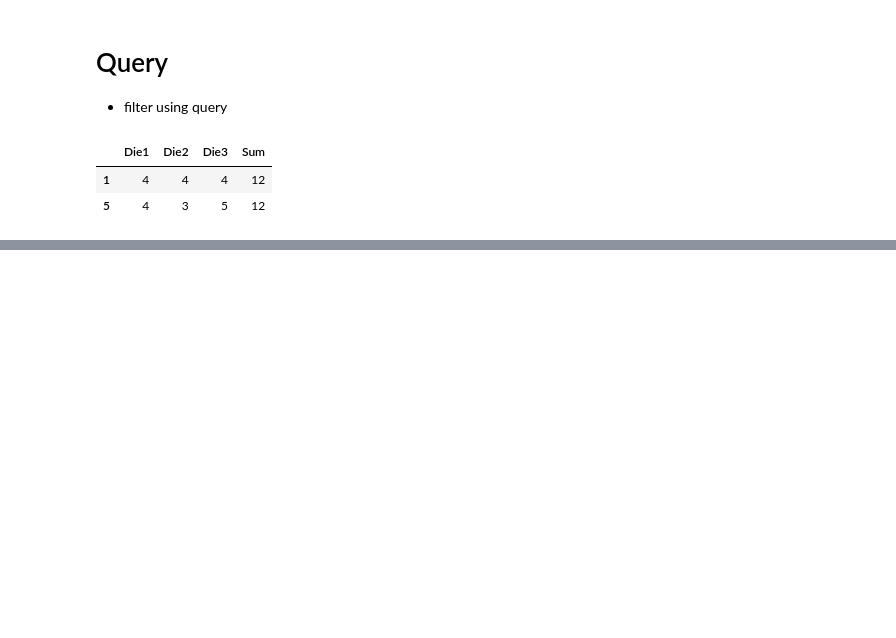
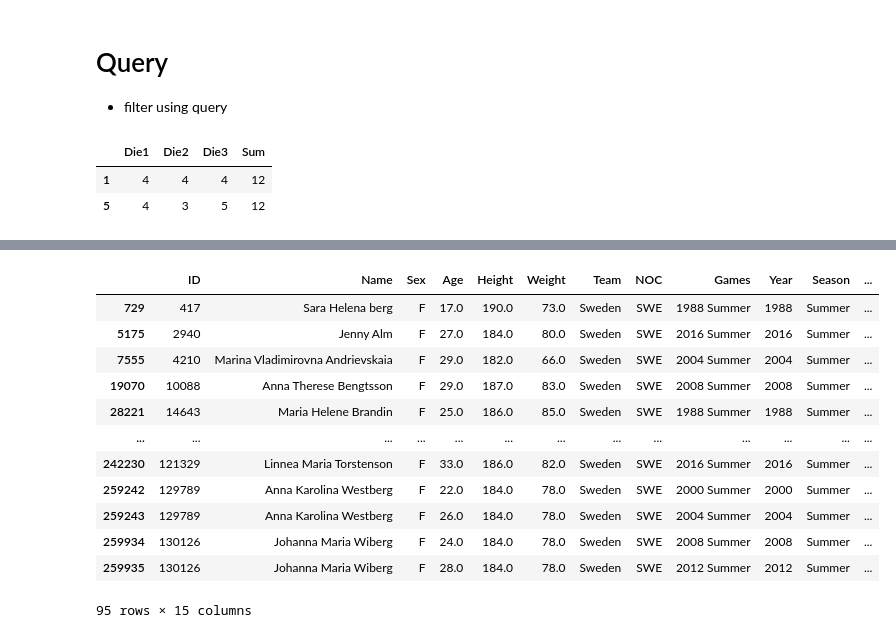
Before and after one commit to SCGlass/Data-Processing-Sam-Glass, a Jupyter notebook: Code-Alongs/L7_high_performance.ipynb, the cells around one changed output, grey strips where cells are left out. Drawn from its saved outputs; the diff is of its cells as text; code cells hidden in the pictures; blank space fills up the shorter version.

```diff
--- a/Code-Alongs/L7_high_performance.ipynb
+++ b/Code-Alongs/L7_high_performance.ipynb
@@ -122,0 +170,16 @@ df_os = pd.read_csv("../Data/athlete_events.csv")
+# %%
+df_os.query("Sex == 'F' & Height > 180 & NOC == 'SWE'")
+# %% [output]
+|  | ID | Name | Sex | Age | Height | Weight | Team | NOC | Games | Year | Season | ... |
+| 729 | 417 | Sara Helena berg | F | 17.0 | 190.0 | 73.0 | Sweden | SWE | 1988 Summer | 1988 | Summer | ... |
+| 5175 | 2940 | Jenny Alm | F | 27.0 | 184.0 | 80.0 | Sweden | SWE | 2016 Summer | 2016 | Summer | ... |
+| 7555 | 4210 | Marina Vladimirovna Andrievskaia | F | 29.0 | 182.0 | 66.0 | Sweden | SWE | 2004 Summer | 2004 | Summer | ... |
+| 19070 | 10088 | Anna Therese Bengtsson | F | 29.0 | 187.0 | 83.0 | Sweden | SWE | 2008 Summer | 2008 | Summer | ... |
+| 28221 | 14643 | Maria Helene Brandin | F | 25.0 | 186.0 | 85.0 | Sweden | SWE | 1988 Summer | 1988 | Summer | ... |
+| ... | ... | ... | ... | ... | ... | ... | ... | ... | ... | ... | ... | ... |
+| 242230 | 121329 | Linnea Maria Torstenson | F | 33.0 | 186.0 | 82.0 | Sweden | SWE | 2016 Summer | 2016 | Summer | ... |
+| 259242 | 129789 | Anna Karolina Westberg | F | 22.0 | 184.0 | 78.0 | Sweden | SWE | 2000 Summer | 2000 | Summer | ... |
+| 259243 | 129789 | Anna Karolina Westberg | F | 26.0 | 184.0 | 78.0 | Sweden | SWE | 2004 Summer | 2004 | Summer | ... |
+| 259934 | 130126 | Johanna Maria Wiberg | F | 24.0 | 184.0 | 78.0 | Sweden | SWE | 2008 Summer | 2008 | Summer | ... |
+| 259935 | 130126 | Johanna Maria Wiberg | F | 28.0 | 184.0 | 78.0 | Sweden | SWE | 2012 Summer | 2012 | Summer | ... |
+95 rows × 15 columns
```
Also changed, not shown: parts of 7 cells of this notebook.
